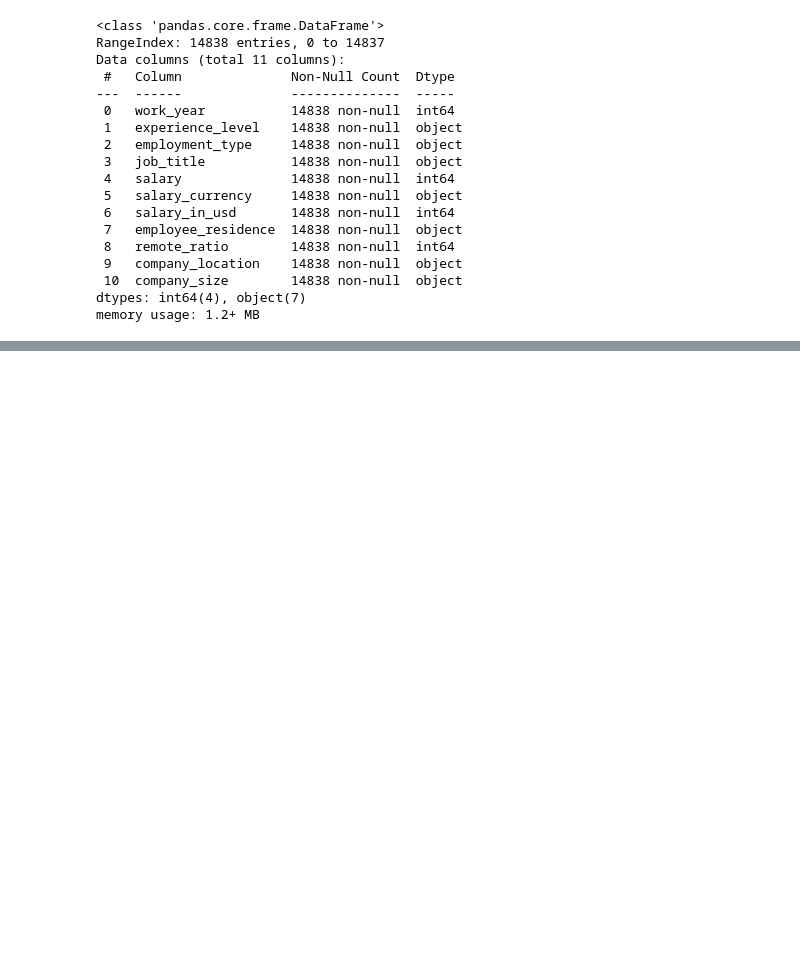
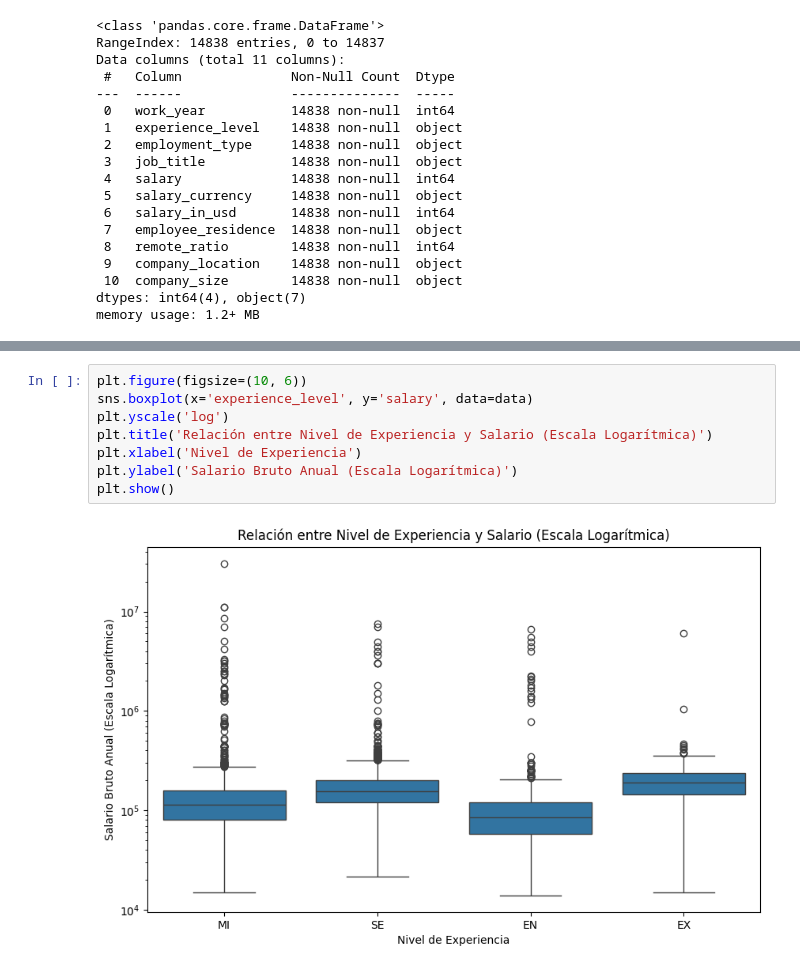
Before and after one commit to SergioChalela/Predicciones-Aguacates, a Jupyter notebook: data.ipynb, the cells around one changed output, grey strips where cells are left out. Drawn from its saved outputs; the diff is of its cells as text; blank space fills up the shorter version.

```diff
--- a/data.ipynb
+++ b/data.ipynb
@@ -43,0 +99,10 @@ data.head()
+# %%
+plt.figure(figsize=(10, 6))
+sns.boxplot(x='experience_level', y='salary', data=data)
+plt.yscale('log')
+plt.title('Relación entre Nivel de Experiencia y Salario (Escala Logarítmica)')
+plt.xlabel('Nivel de Experiencia')
+plt.ylabel('Salario Bruto Anual (Escala Logarítmica)')
+plt.show()
+# %% [output]
+[figure, added]
```
Also changed, not shown: parts of 7 cells of this notebook.
